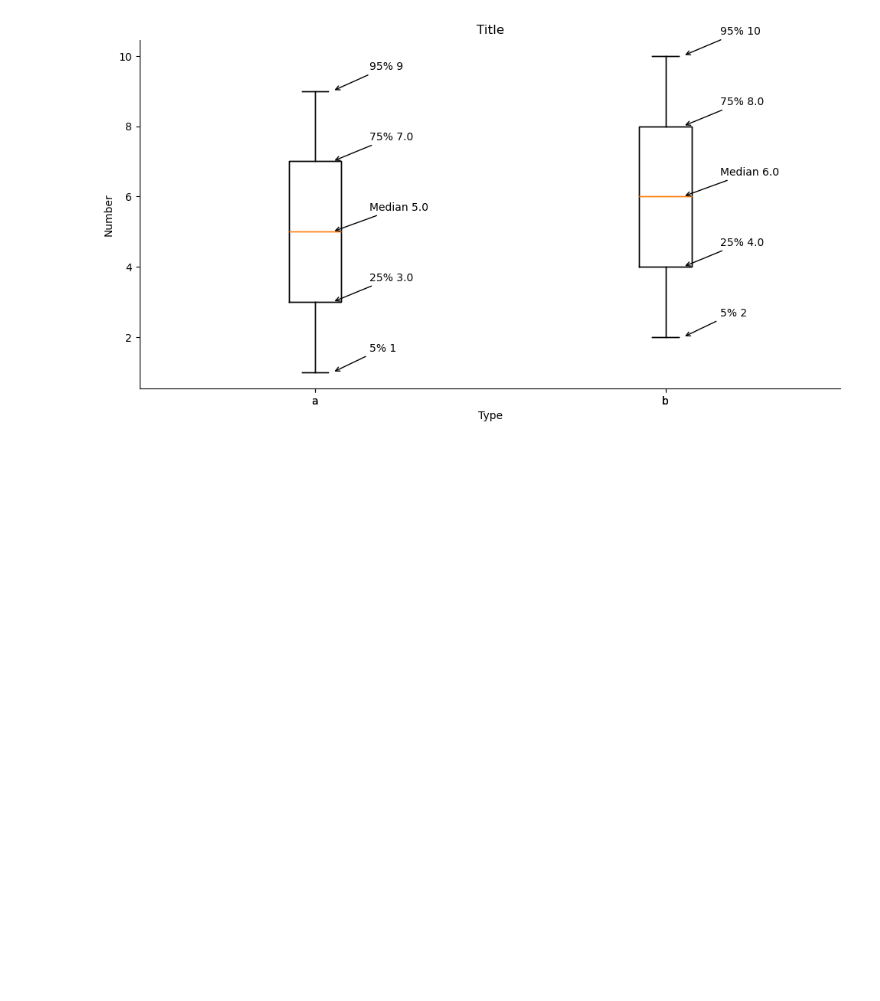
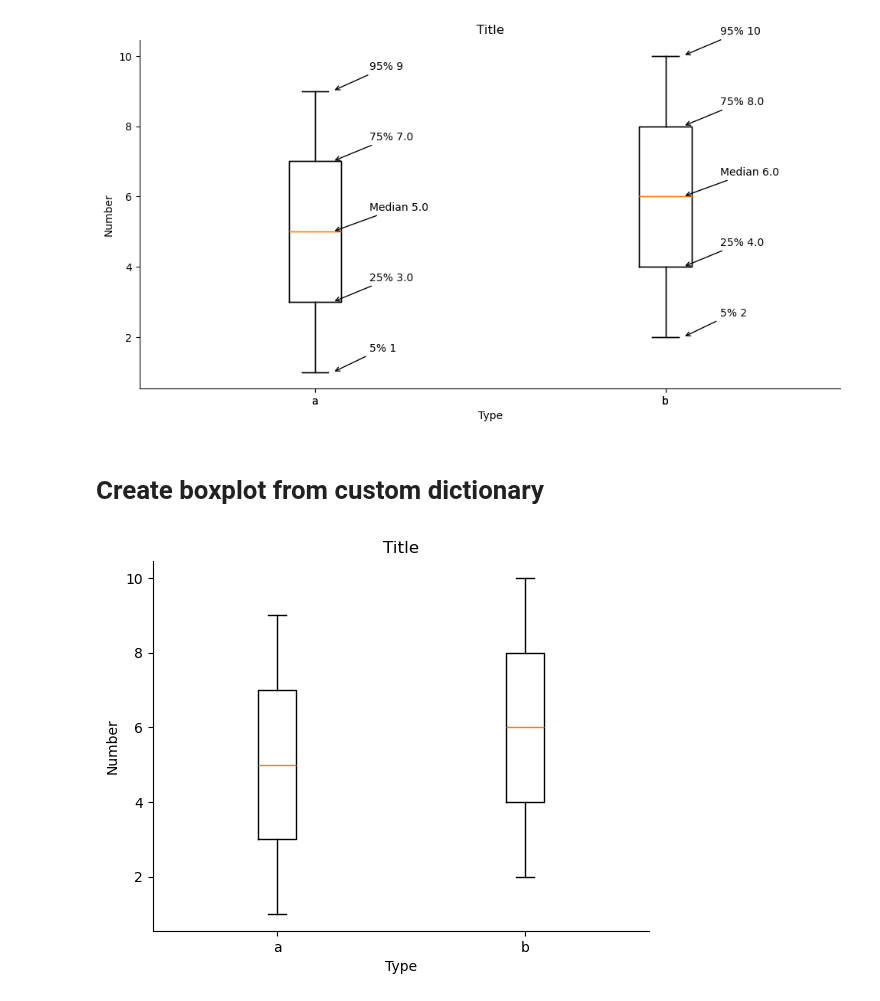
Before and after one commit to kcj-coding/Python-coding, a Jupyter notebook: df_and_graphs.ipynb, the cells around one changed output. Cells and saved outputs as stored; diff of their text form; code cells hidden in the pictures; blank space fills up the shorter version.

```diff
--- a/df_and_graphs.ipynb
+++ b/df_and_graphs.ipynb
@@ -463,3 +463,33 @@ plt.show()
 0                    7.0            9.0
 1                    8.0           10.0
 [figure]
+# %% [markdown]
+# Create boxplot from custom dictionary
+# %%
+def custom_dict(series_type):
+    pdd = {}
+    for i in range(len(series_type)):
+        # filter df to value
+        df_tst = df[df['type']==series_type[i]]
+
+        x_name = str(series_type[i])
+        vals = df_tst['data']
+
+        # make dict
+        pdd[f"{x_name}"]=vals
+    return pdd
+
+series_type1 = df['type'].unique()
+
+pdd1 = custom_dict(series_type1)
+
+# make boxplot
+fig, ax = plt.subplots()
+ax.boxplot(pdd1.values(), labels=pdd1.keys())#tick_labels=pdd1.keys())
+ax.spines[['top','right']].set_visible(False)
+ax.set_xlabel('Type',size=10)
+ax.set_ylabel("Number", size=10)
+ax.set_title('Title',size=12)
+plt.show()
+# %% [output]
+[figure, added]
```
Also changed, not shown: parts of 3 cells of this notebook.
